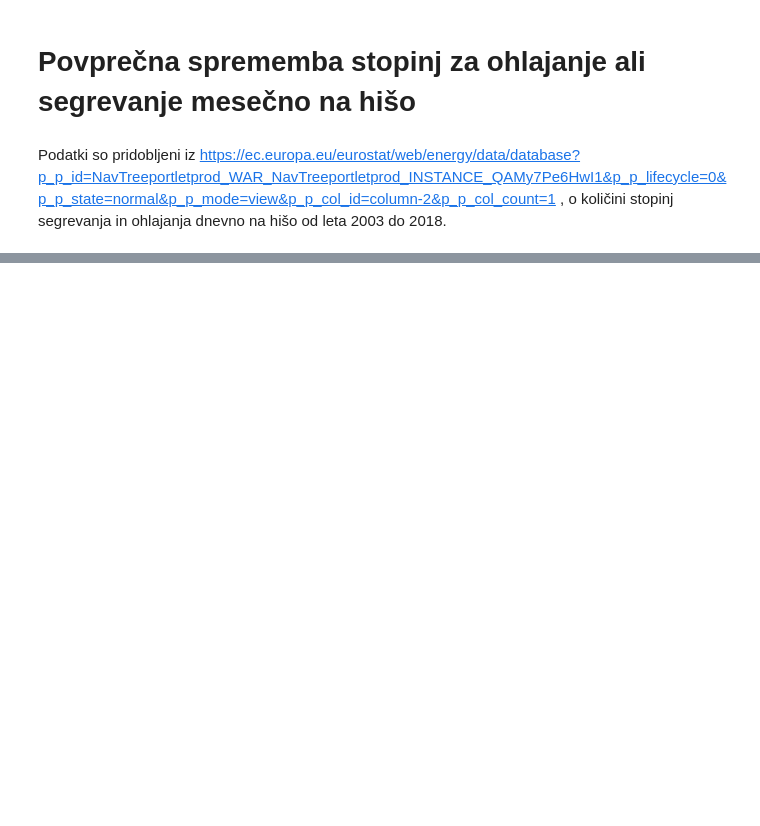
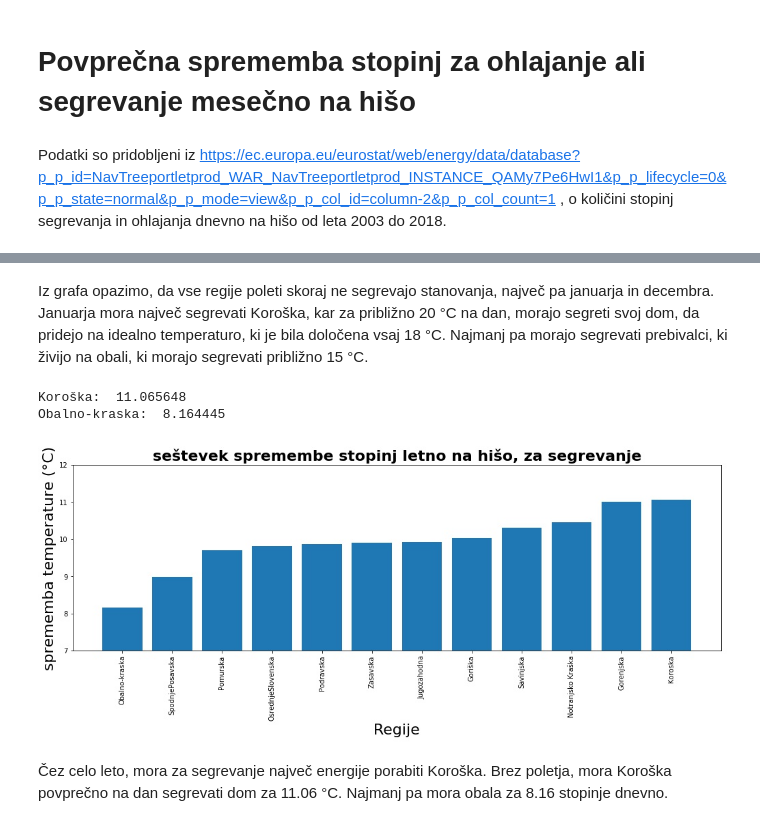
Before and after one commit to vouk95/PR19TVTSKPH, a Jupyter notebook: Segrevanje in ohlajanje hiš, v Sloveniji.ipynb, the cells around one changed output, grey strips where cells are left out. Cells and saved outputs as stored; diff of their text form; code cells hidden in the pictures; blank space fills up the shorter version.

```diff
--- a/Segrevanje in ohlajanje hiš, v Sloveniji.ipynb
+++ b/Segrevanje in ohlajanje hiš, v Sloveniji.ipynb
@@ -126,0 +203,40 @@ Iz grafa vidimo kje v sloveniji se porabi več energije za segrevanje / ohlajanj
+# %% [markdown]
+Iz grafa opazimo, da vse regije poleti skoraj ne segrevajo stanovanja, največ pa januarja in decembra. Januarja mora največ segrevati Koroška, kar za približno 20 °C na dan, morajo segreti svoj dom, da pridejo na idealno temperaturo, ki je bila določena vsaj 18 °C. Najmanj pa morajo segrevati prebivalci, ki živijo na obali, ki morajo segrevati približno 15 °C.
+# %%
+koroskaSum = np.sum(meanDeltaKoroskaT)
+gorenjskaSum = np.sum(meanDeltaGorenjskaT)
+savinjskaSum = np.sum(meanDeltaSavinjskaT)
+pomurskaSum =np.sum(meanDeltaPomurskaT)
+podravskaSum = np.sum(meanDeltaPodravskaT)
+zasavskaSum = np.sum(meanDeltaZasavskaT)
+jugozahodnaSum =np.sum(meanDeltaJugovzhodnaT)
+osrednjeSlovenskaSum =np.sum(meanDeltaOsrednjeslovenskaT)
+notranjskoKraskaSum =np.sum(meanDeltaNotranjsko_kraskaT)
+goriskaSum =np.sum(meanDeltaGoriskaT)
+spodnjePosavskaSum =np.sum(meanDeltaSpodnjeposavskaT)
+obalaSum =np.sum(meanDeltaObalaT)
+regijeSegrevati = np.array([("Koroska" , koroskaSum), ("Gorenjska" , gorenjskaSum), ("Savinjska", savinjskaSum),
+                            ("Pomurska", pomurskaSum), ("Podravska",podravskaSum), ("Zasavska" ,zasavskaSum),
+                            ("Jugozahodna" ,jugozahodnaSum), ("OsrednjeSlovenska", osrednjeSlovenskaSum),
+                            ("Notranjsko Kraška", notranjskoKraskaSum), ("Goriška", goriskaSum),
+                            ("SpodnjePosavska",spodnjePosavskaSum), ("Obalno-kraska", obalaSum)])
+sortedRegije = regijeSegrevati[regijeSegrevati[:,1].argsort()]
+plt.figure(figsize=(17,5))
+plt.ylabel('sprememba temperature (°C)', fontL)
+plt.xlabel('Regije', fontL)
+plt.title('seštevek spremembe stopinj letno na hišo, za segrevanje', fontT)
+
+DeltaTForHeatRounded = sortedRegije[:,1].astype(np.float32)
+DeltaTForHeatRounded = DeltaTForHeatRounded/9
+regijeZaSeg = plt.bar(sortedRegije[:,0], DeltaTForHeatRounded)
+plt.xticks(rotation=90)
+axes = plt.gca()
+axes.set_ylim([7,12])
+print("Koroška: ", max(DeltaTForHeatRounded))
+print("Obalno-kraska: ", min(DeltaTForHeatRounded))
+# %% [output]
+Koroška:  11.065648
+Obalno-kraska:  8.164445
+[figure, added]
+# %% [markdown]
+Čez celo leto, mora za segrevanje največ energije porabiti Koroška. Brez poletja, mora Koroška povprečno na dan segrevati dom za 11.06 °C. Najmanj pa mora obala za 8.16 stopinje dnevno.
```
Also changed, not shown: parts of 36 cells of this notebook, 1 other file.
